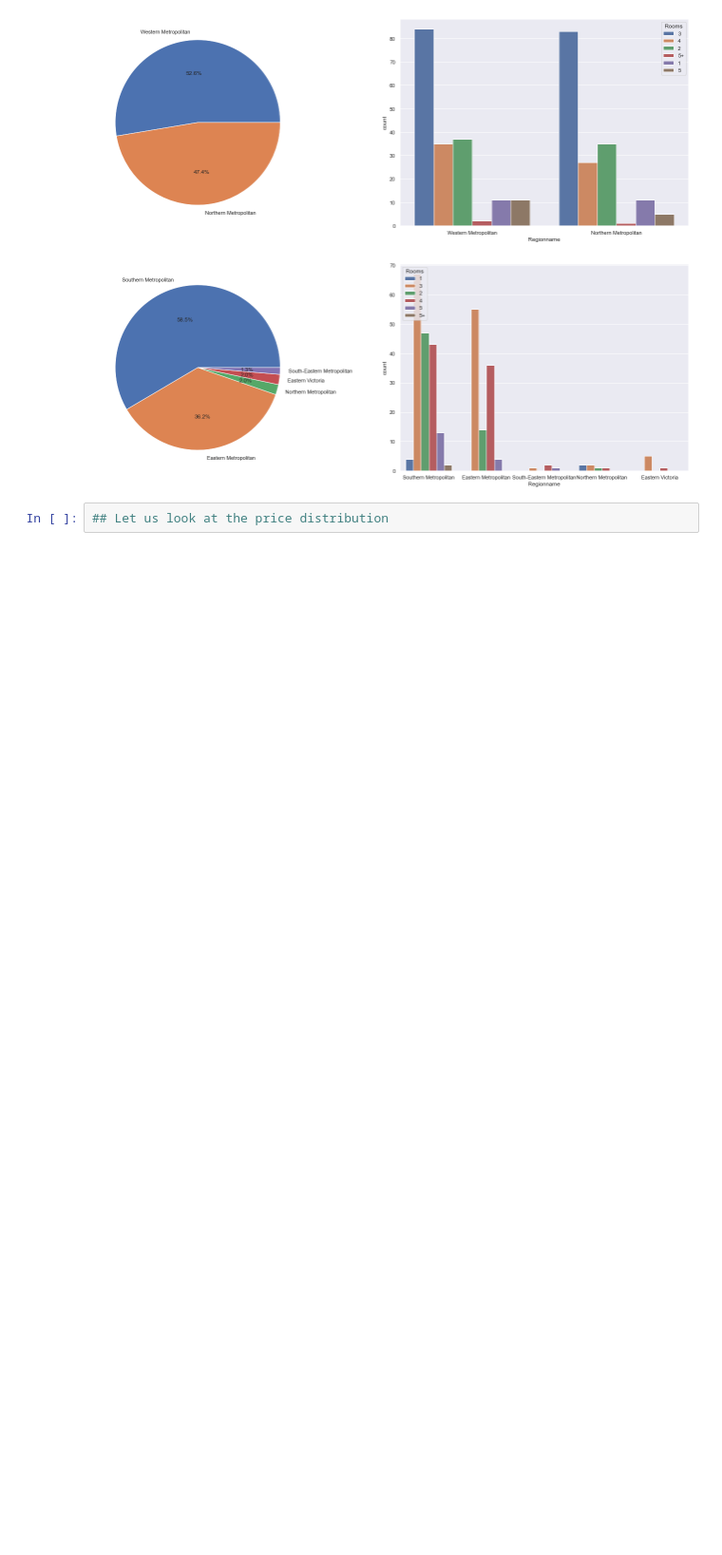
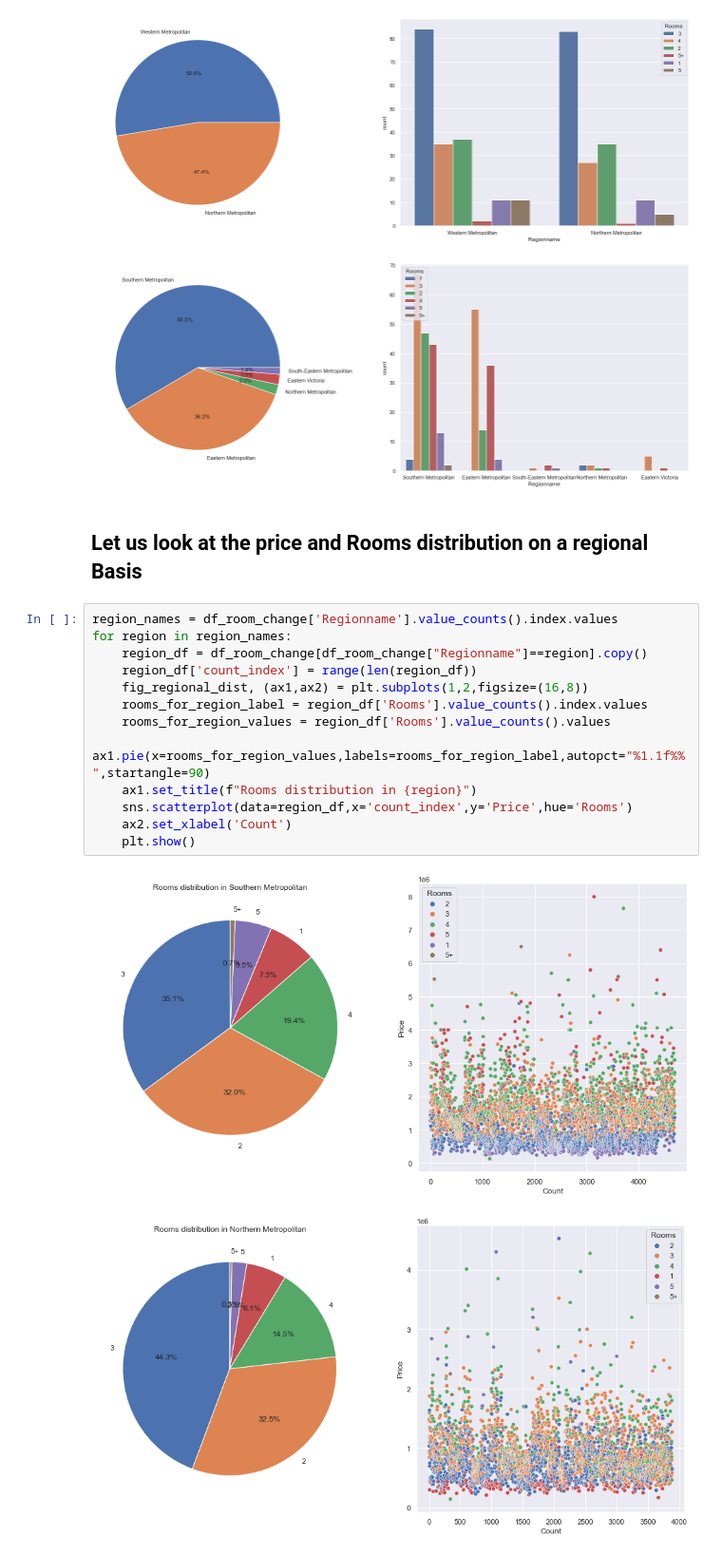
Before and after one commit to vaibhavpharate/melbourne_housing_1, a Jupyter notebook: report_book.ipynb, the cells around one changed output. Shown at 95% size. Cells and saved outputs as stored; diff of their text form; blank space fills up the shorter version.

```diff
--- a/report_book.ipynb
+++ b/report_book.ipynb
@@ -174,5 +174,21 @@ for seller in top_10_sellers:
 [figure]
 [figure]
 [figure]
-# %%
-## Let us look at the price distribution
+# %% [markdown]
+## Let us look at the price and Rooms distribution on a regional Basis
+# %%
+region_names = df_room_change['Regionname'].value_counts().index.values
+for region in region_names:
+    region_df = df_room_change[df_room_change["Regionname"]==region].copy()
+    region_df['count_index'] = range(len(region_df))
+    fig_regional_dist, (ax1,ax2) = plt.subplots(1,2,figsize=(16,8))
+    rooms_for_region_label = region_df['Rooms'].value_counts().index.values
+    rooms_for_region_values = region_df['Rooms'].value_counts().values
+    ax1.pie(x=rooms_for_region_values,labels=rooms_for_region_label,autopct="%1.1f%%",startangle=90)
+    ax1.set_title(f"Rooms distribution in {region}")
+    sns.scatterplot(data=region_df,x='count_index',y='Price',hue='Rooms')
+    ax2.set_xlabel('Count')
+    plt.show()
+# %% [output]
+[figure, added]
+[figure, added]
```
Also changed, not shown: parts of 10 cells of this notebook.
